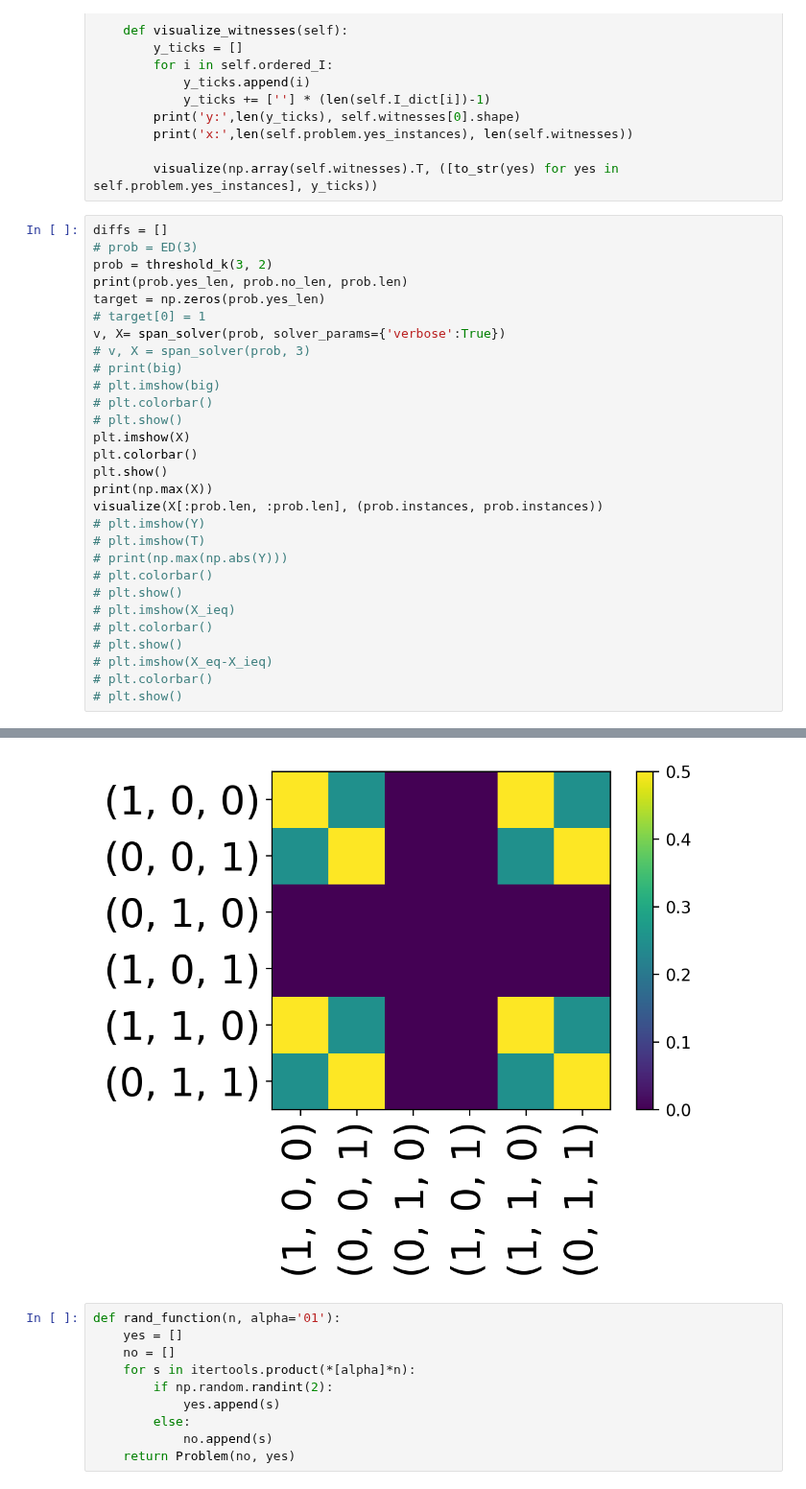
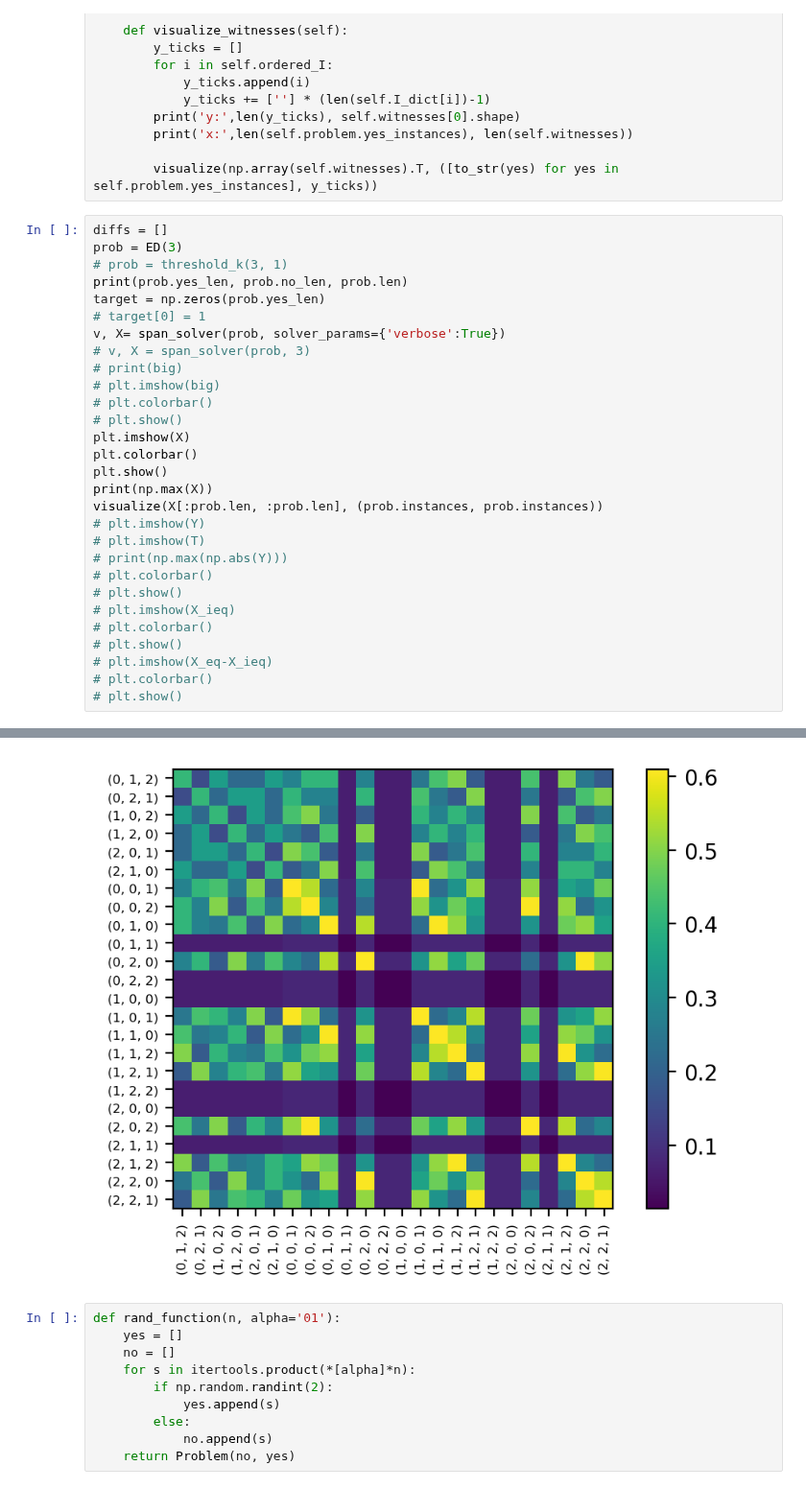
Before and after one commit to blake-holman/ED_Adversaries, a Jupyter notebook: Span.ipynb, the cells around one changed output, grey strips where cells are left out. Shown at 96% size. Saved outputs shown, nothing was run; the diff lists cells and outputs as text.

```diff
--- a/Span.ipynb
+++ b/Span.ipynb
@@ -62,8 +62,8 @@ class SpanProgram():
         visualize(np.array(self.witnesses).T, ([to_str(yes) for yes in self.problem.yes_instances], y_ticks))
 # %%
 diffs = []
-# prob = ED(3)
-prob = threshold_k(3, 2)
+prob = ED(3)
+# prob = threshold_k(3, 1)
 print(prob.yes_len, prob.no_len, prob.len)
 target = np.zeros(prob.yes_len)
 # target[0] = 1
@@ -115,4 +115,4 @@ visualize(X[:prob.len, :prob.len], (prob.instances, prob.instances))
-[figure, old version]
+[figure, new version]
 # %%
 def rand_function(n, alpha='01'):
     yes = []
```
Also changed, not shown: parts of 3 cells of this notebook.
